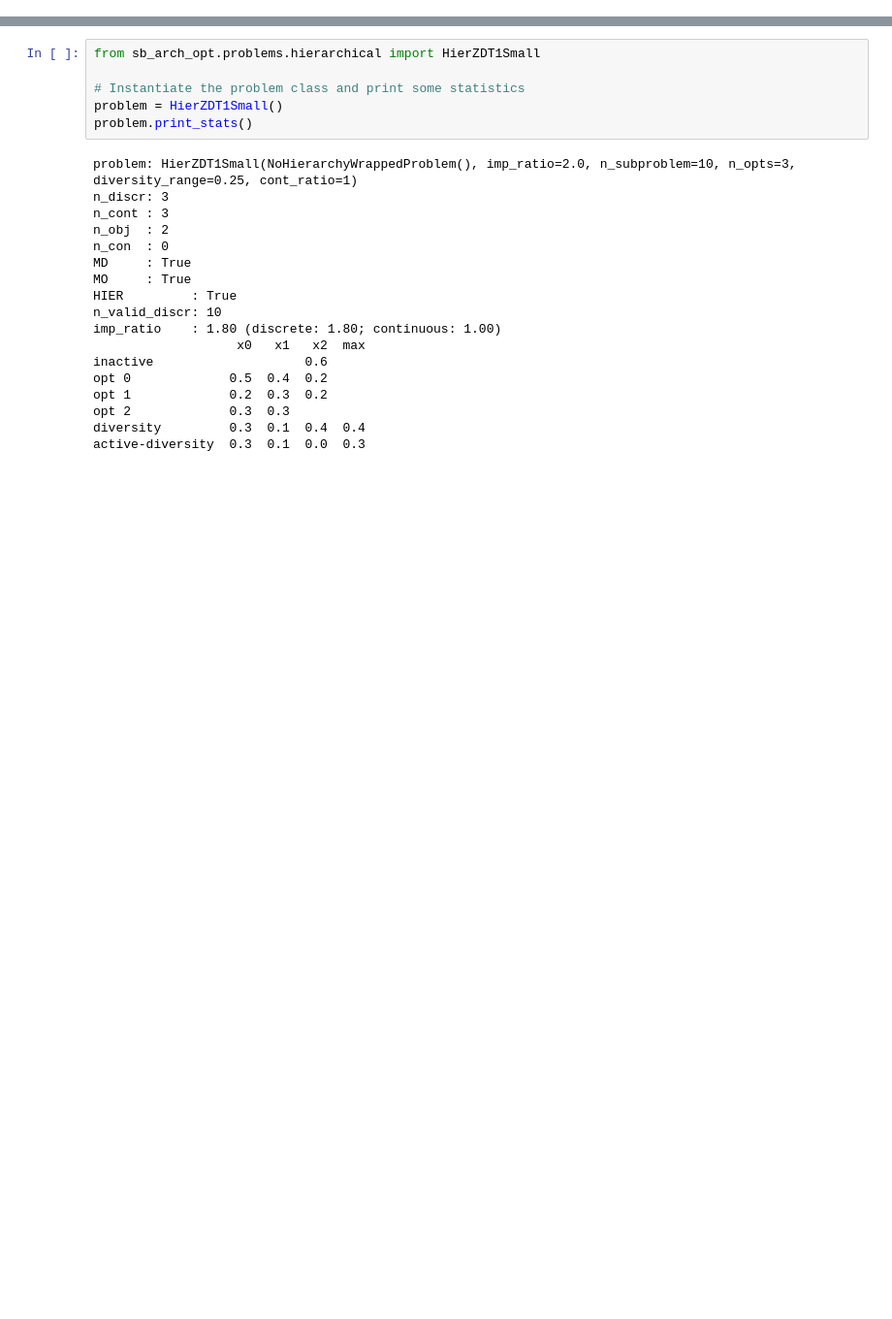
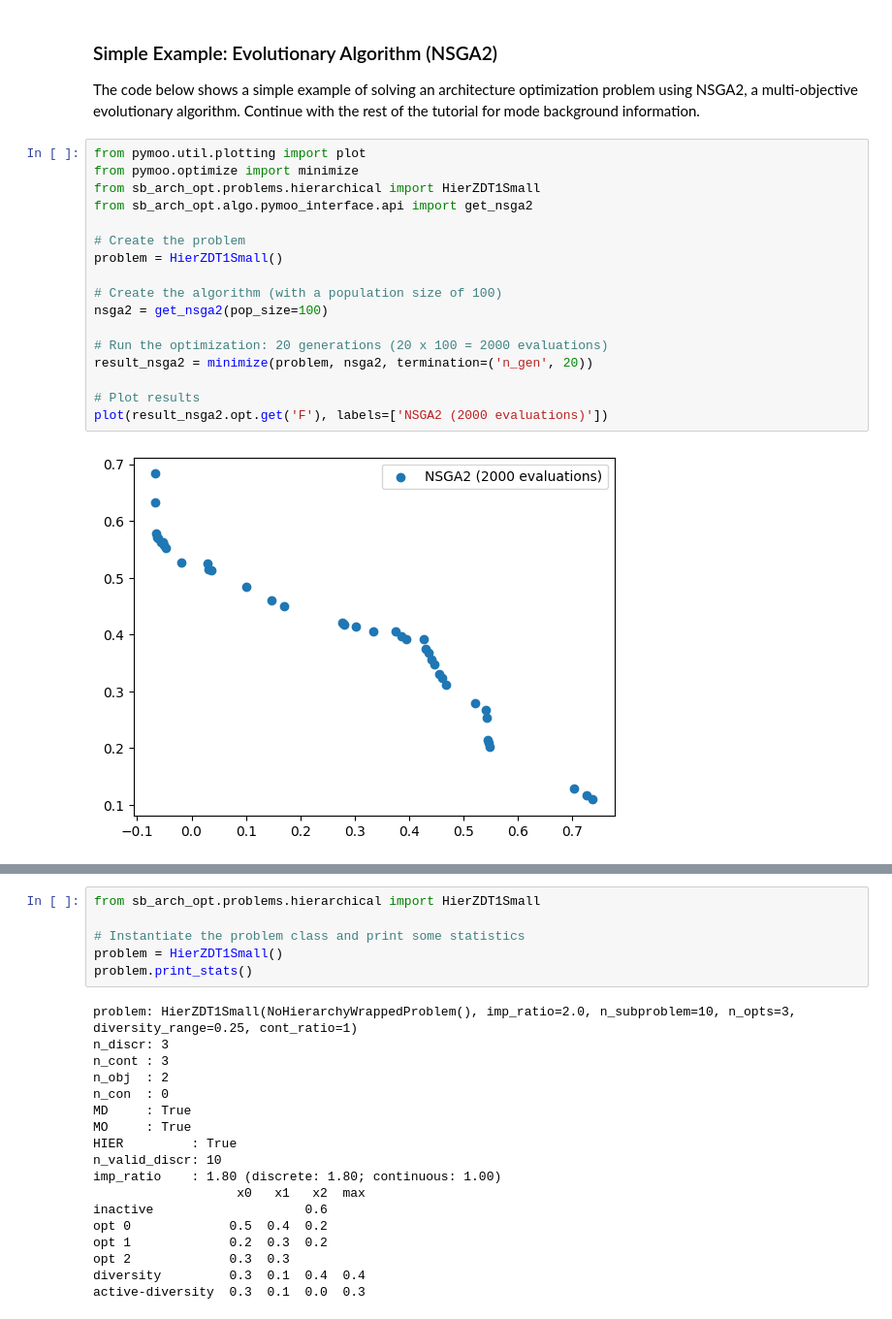
Before and after one commit to jbussemaker/SBArchOpt, a Jupyter notebook: docs/tutorial.ipynb, the cells around one changed output, grey strips where cells are left out. Shown: that part at 97% size. Cells and saved outputs as stored; diff of their text form; blank space fills up the shorter version.

Commit message:
Add standalone minimal examples (#6)

```diff
--- a/docs/tutorial.ipynb
+++ b/docs/tutorial.ipynb
@@ -31,0 +18,24 @@ For more information, refer to [Implementing an Architecture Optimization Proble
+# %% [markdown]
+### Simple Example: Evolutionary Algorithm (NSGA2)
+
+The code below shows a simple example of solving an architecture optimization problem using NSGA2, a multi-objective evolutionary algorithm.
+Continue with the rest of the tutorial for mode background information.
+# %%
+from pymoo.util.plotting import plot
+from pymoo.optimize import minimize
+from sb_arch_opt.problems.hierarchical import HierZDT1Small
+from sb_arch_opt.algo.pymoo_interface.api import get_nsga2
+
+# Create the problem
+problem = HierZDT1Small()
+
+# Create the algorithm (with a population size of 100)
+nsga2 = get_nsga2(pop_size=100)
+
+# Run the optimization: 20 generations (20 x 100 = 2000 evaluations)
+result_nsga2 = minimize(problem, nsga2, termination=('n_gen', 20))
+
+# Plot results
+plot(result_nsga2.opt.get('F'), labels=['NSGA2 (2000 evaluations)'])
+# %% [output]
+[figure, added]
```
Also changed, not shown: parts of 4 cells of this notebook, 2 other files.
